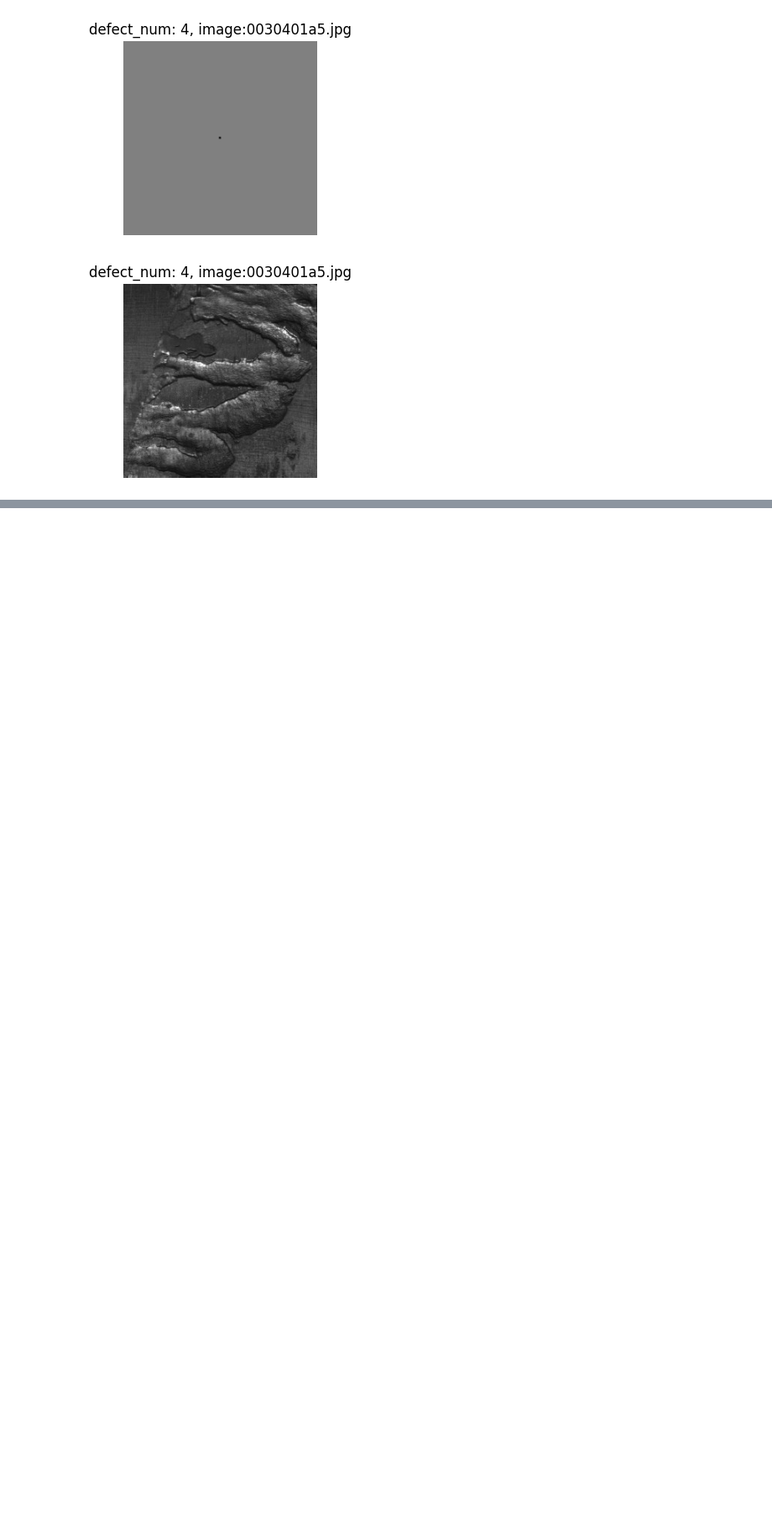
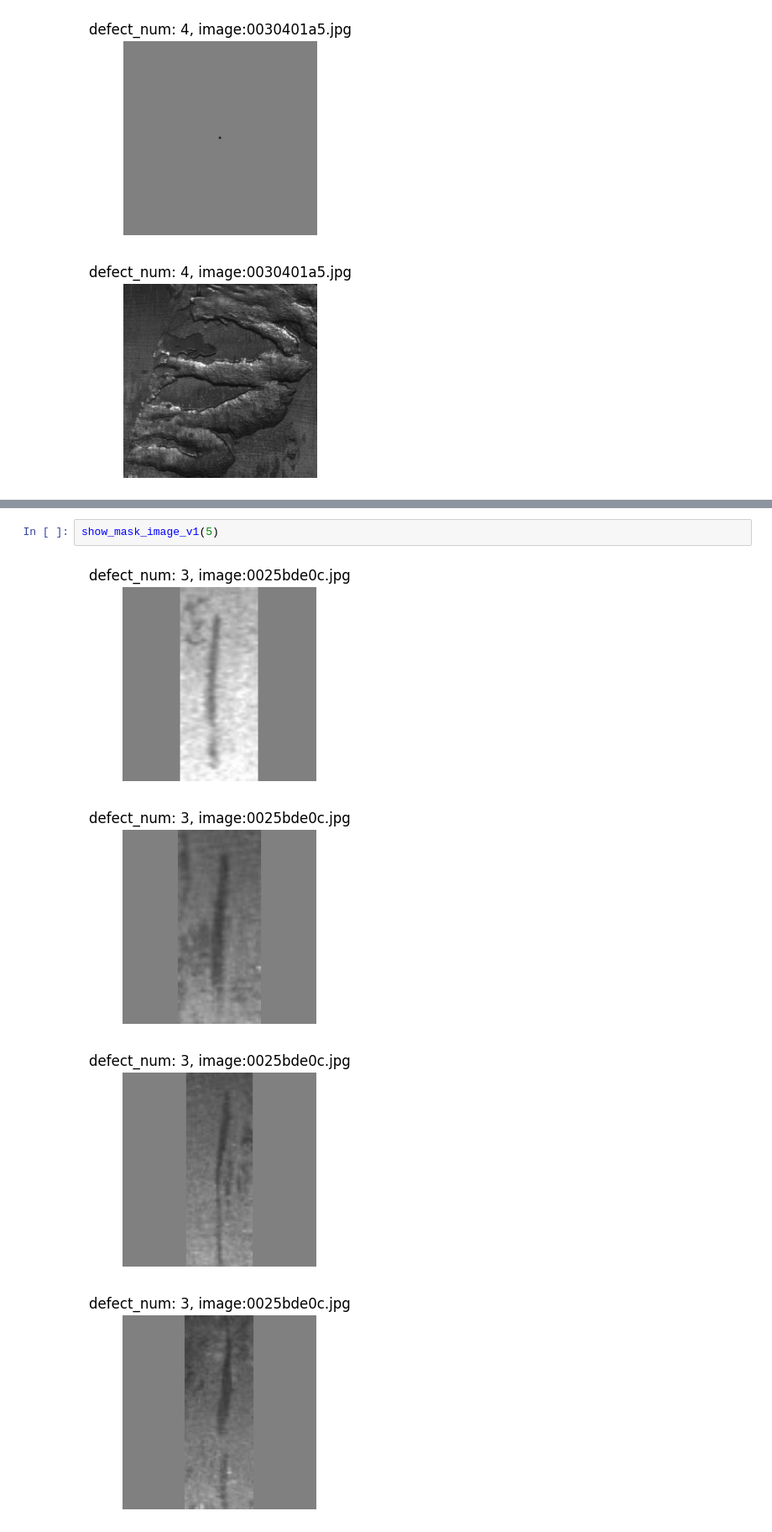
Before and after one commit to June222/capstone-2023-1-02, a Jupyter notebook: AI/Data-preprocessing/data_preprocessing_V3.ipynb, the cells around one changed output, grey strips where cells are left out. Shown: that part at 84% size. Cells and saved outputs as stored; diff of their text form; blank space fills up the shorter version.

```diff
--- a/AI/Data-preprocessing/data_preprocessing_V3.ipynb
+++ b/AI/Data-preprocessing/data_preprocessing_V3.ipynb
@@ -112,0 +181,7 @@ show_mask_image_v0(8)
+# %%
+show_mask_image_v1(5)
+# %% [output]
+[figure, added]
+[figure, added]
+[figure, added]
+[figure, added]
```
Also changed, not shown: parts of 5 cells of this notebook.
